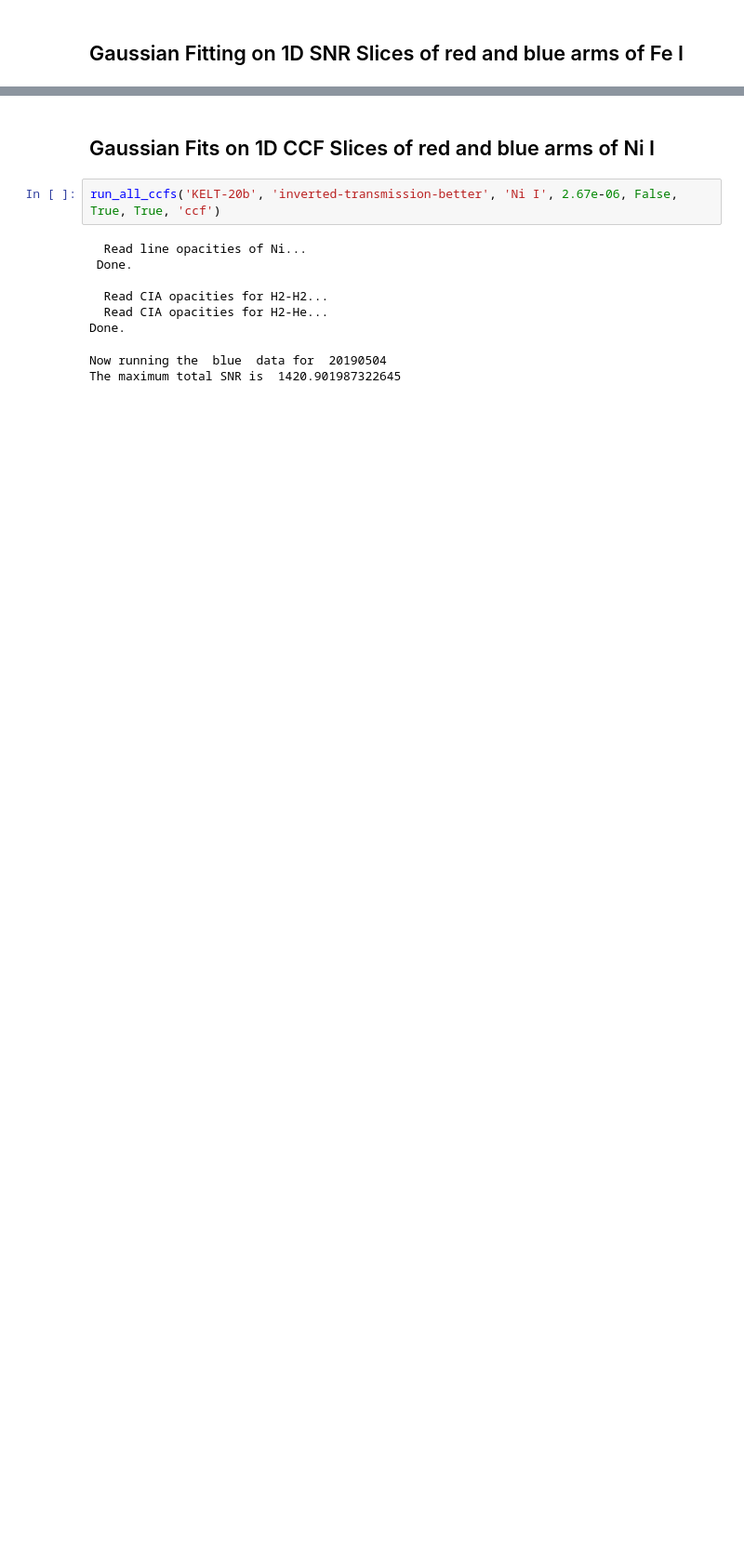
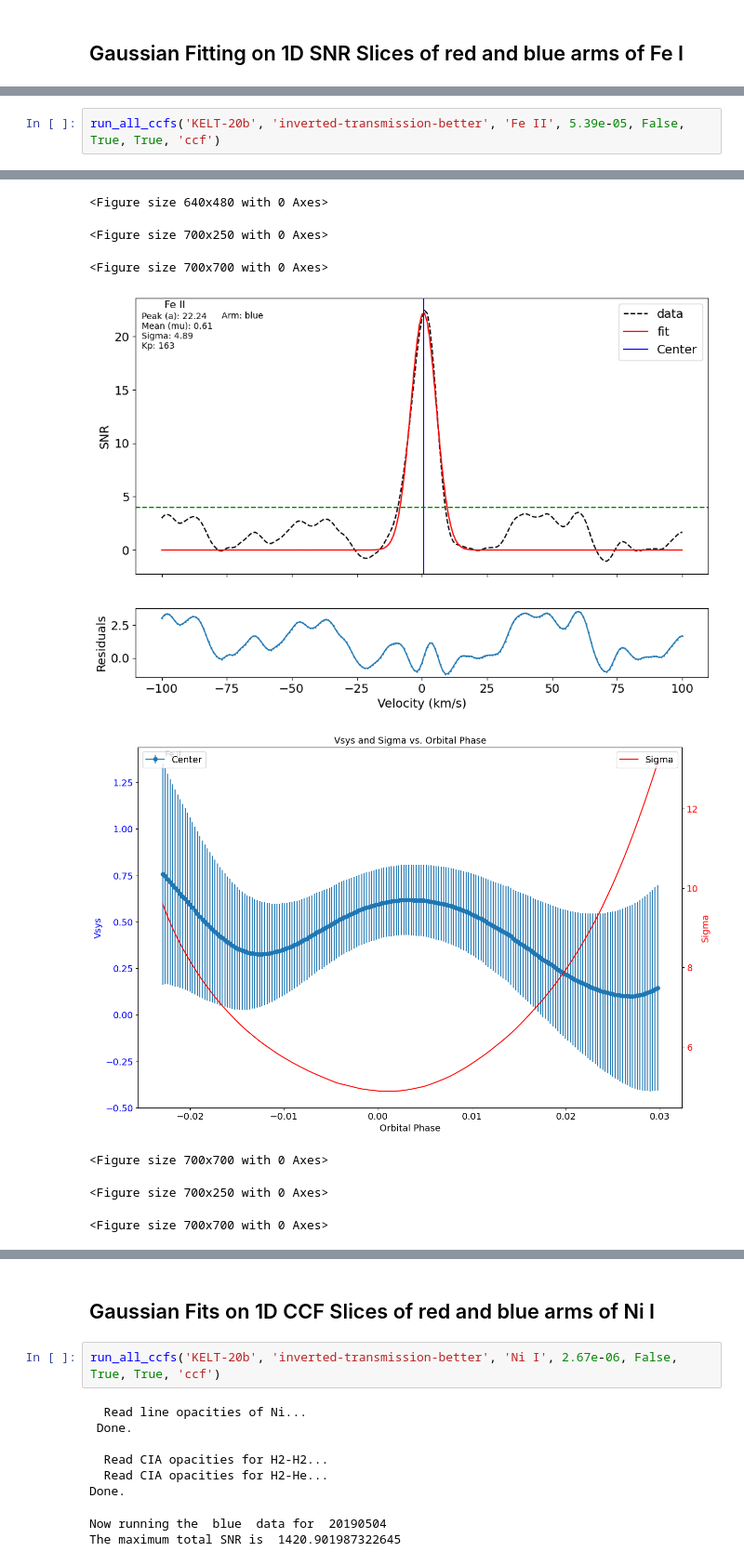
Before and after one commit to calderlen/atmo-analysis-main, a Jupyter notebook: 3350FinalComputationalEssay.ipynb, the cells around one changed output, grey strips where cells are left out. Shown at 93% size. Saved outputs shown, nothing was run; the diff lists cells and outputs as text; blank space fills up the shorter version.

```diff
--- a/3350FinalComputationalEssay.ipynb
+++ b/3350FinalComputationalEssay.ipynb
@@ -367,0 +429,3 @@ Selected SNR: 4.598404916358284
+# %%
+run_all_ccfs('KELT-20b', 'inverted-transmission-better', 'Fe II', 5.39e-05, False, True, True, 'ccf')
+# %% [output]
@@ -367,0 +451,8 @@ Selected SNR: 4.598404916358284
+<Figure size 640x480 with 0 Axes>
+<Figure size 700x250 with 0 Axes>
+<Figure size 700x700 with 0 Axes>
+[figure, added]
+[figure, added]
+<Figure size 700x700 with 0 Axes>
+<Figure size 700x250 with 0 Axes>
+<Figure size 700x700 with 0 Axes>
```
Also changed, not shown: parts of 18 cells of this notebook, 27 other files.
